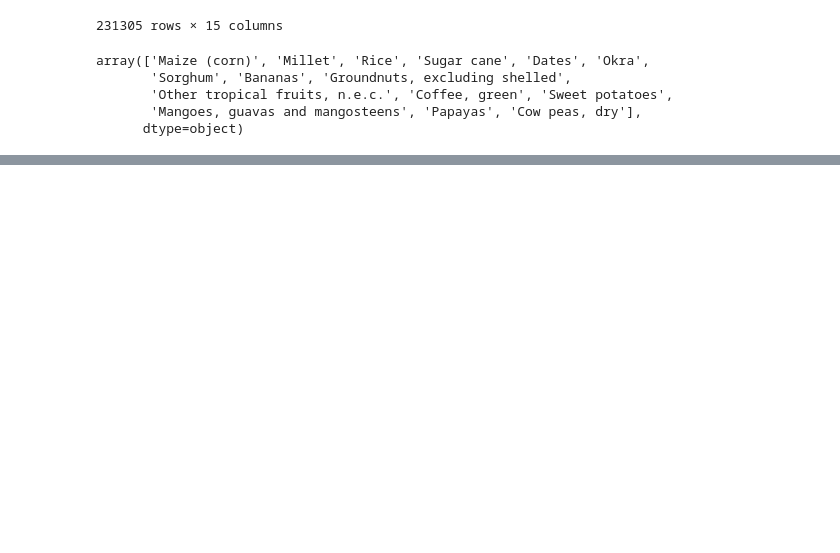
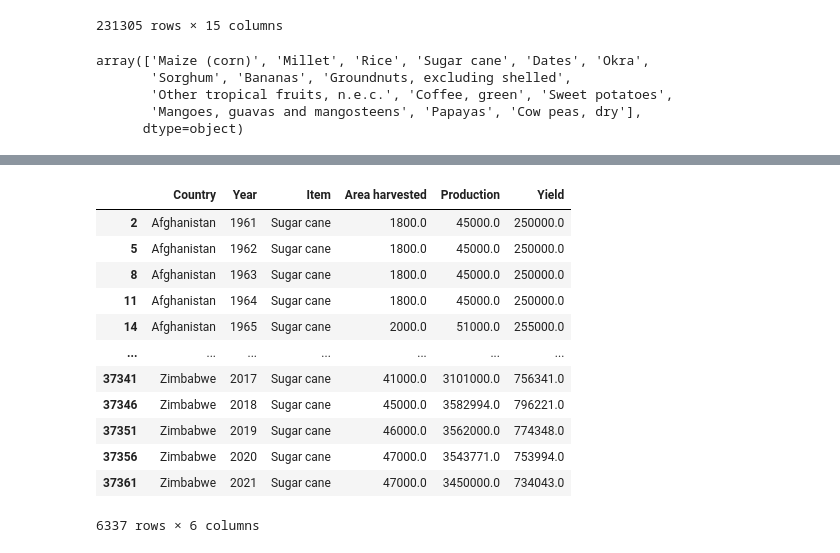
Before and after one commit to saumyasucharita/Agriculture-Data-Analysis, a Jupyter notebook: Exploratory Agriculture Data Analysis-FAOSTAT.ipynb, the cells around one changed output, grey strips where cells are left out. Drawn from its saved outputs; the diff is of its cells as text; code cells hidden in the pictures; blank space fills up the shorter version.

```diff
--- a/Exploratory Agriculture Data Analysis-FAOSTAT.ipynb
+++ b/Exploratory Agriculture Data Analysis-FAOSTAT.ipynb
@@ -1330,0 +1328,17 @@ Let's build a regression model to predict sugar cane production with our master
+# %%
+crops_data_sugarcane = pivoted_crops_data[pivoted_crops_data['Item'] == 'Sugar cane']
+crops_data_sugarcane
+# %% [output]
+|  | Country | Year | Item | Area harvested | Production | Yield |
+| 2 | Afghanistan | 1961 | Sugar cane | 1800.0 | 45000.0 | 250000.0 |
+| 5 | Afghanistan | 1962 | Sugar cane | 1800.0 | 45000.0 | 250000.0 |
+| 8 | Afghanistan | 1963 | Sugar cane | 1800.0 | 45000.0 | 250000.0 |
+| 11 | Afghanistan | 1964 | Sugar cane | 1800.0 | 45000.0 | 250000.0 |
+| 14 | Afghanistan | 1965 | Sugar cane | 2000.0 | 51000.0 | 255000.0 |
+| ... | ... | ... | ... | ... | ... | ... |
+| 37341 | Zimbabwe | 2017 | Sugar cane | 41000.0 | 3101000.0 | 756341.0 |
+| 37346 | Zimbabwe | 2018 | Sugar cane | 45000.0 | 3582994.0 | 796221.0 |
+| 37351 | Zimbabwe | 2019 | Sugar cane | 46000.0 | 3562000.0 | 774348.0 |
+| 37356 | Zimbabwe | 2020 | Sugar cane | 47000.0 | 3543771.0 | 753994.0 |
+| 37361 | Zimbabwe | 2021 | Sugar cane | 47000.0 | 3450000.0 | 734043.0 |
+6337 rows × 6 columns
```
Also changed, not shown: parts of 19 cells of this notebook, 1 other file.
